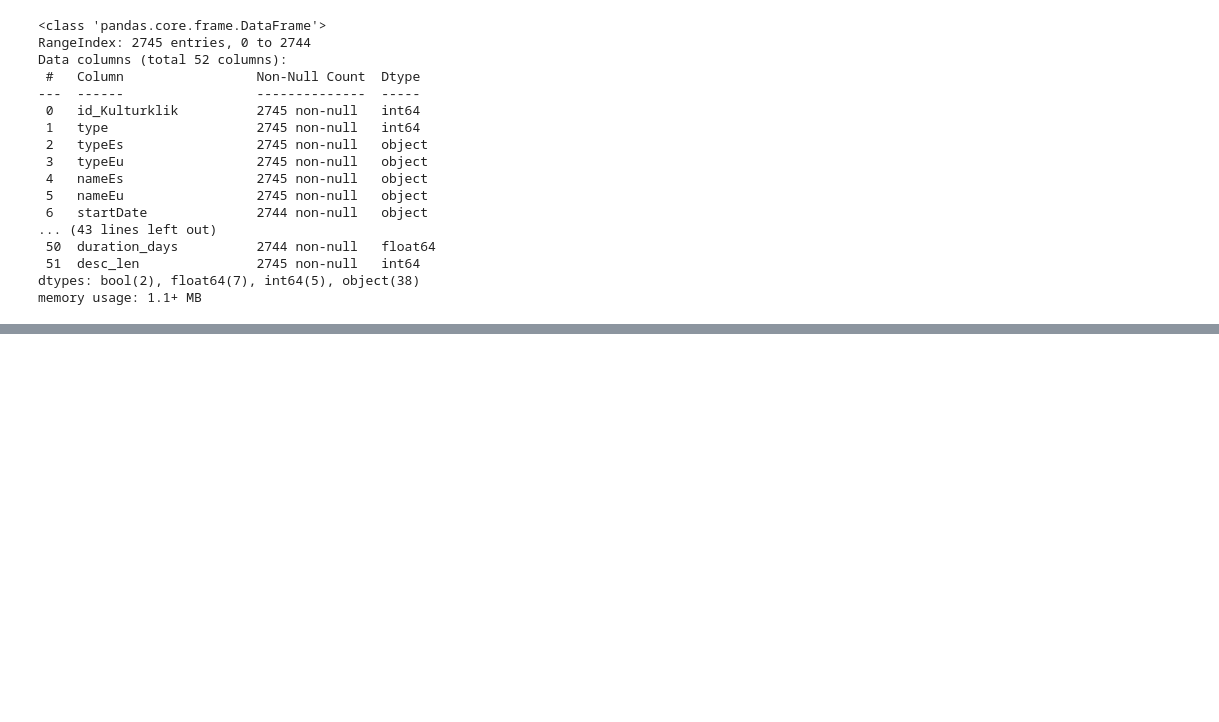
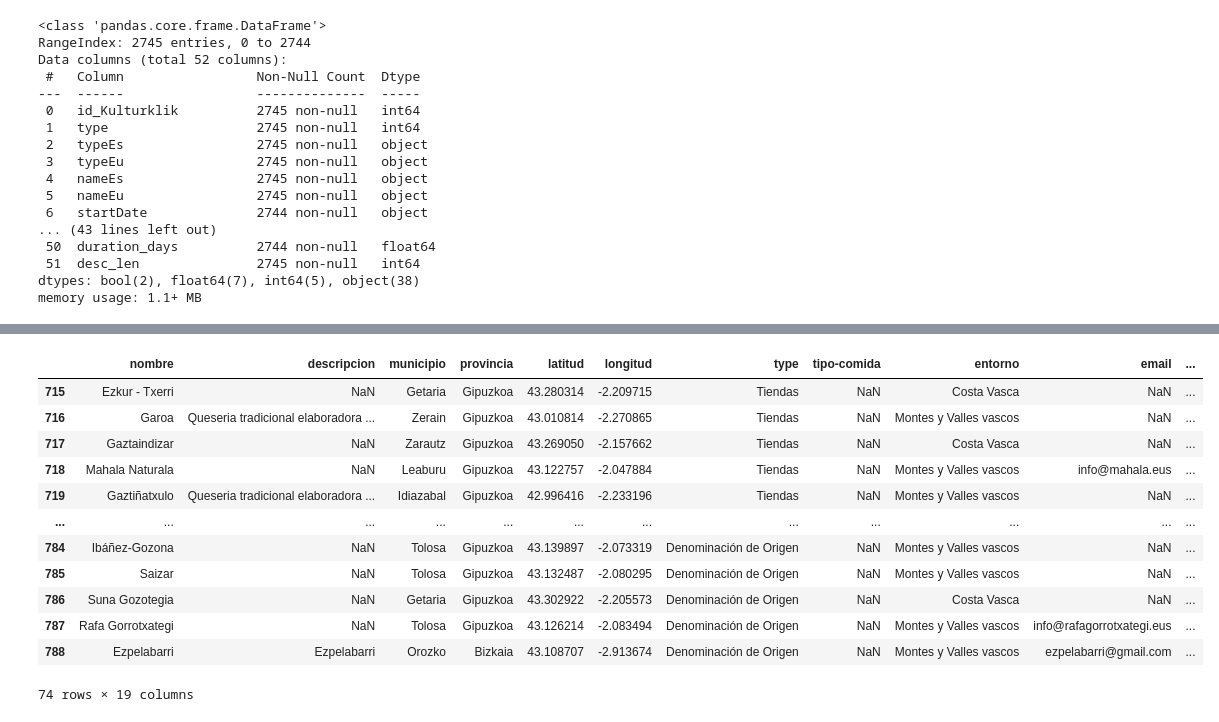
Before and after one commit to jlalonsoredon/desafio, a Jupyter notebook: merge_data.ipynb, the cells around one changed output, grey strips where cells are left out. Cells and saved outputs as stored; diff of their text form; code cells hidden in the pictures; blank space fills up the shorter version.

```diff
--- a/merge_data.ipynb
+++ b/merge_data.ipynb
@@ -683,0 +682,18 @@ NameError: name 'read_csv' is not defined
+# %%
+# selecion de categoria que contiene tiendas
+df = df[df["categoria"].str.contains("tiendas", case=False, na=False)].copy()
+df
+# %% [output]
+|  | nombre | descripcion | municipio | provincia | latitud | longitud | type | tipo-comida | entorno | email | ... |
+| 715 | Ezkur - Txerri | NaN | Getaria | Gipuzkoa | 43.280314 | -2.209715 | Tiendas | NaN | Costa Vasca | NaN | ... |
+| 716 | Garoa | Queseria tradicional elaboradora ... | Zerain | Gipuzkoa | 43.010814 | -2.270865 | Tiendas | NaN | Montes y Valles vascos | NaN | ... |
+| 717 | Gaztaindizar | NaN | Zarautz | Gipuzkoa | 43.269050 | -2.157662 | Tiendas | NaN | Costa Vasca | NaN | ... |
+| 718 | Mahala Naturala | NaN | Leaburu | Gipuzkoa | 43.122757 | -2.047884 | Tiendas | NaN | Montes y Valles vascos | info@mahala.eus | ... |
+| 719 | Gaztiñatxulo | Queseria tradicional elaboradora ... | Idiazabal | Gipuzkoa | 42.996416 | -2.233196 | Tiendas | NaN | Montes y Valles vascos | NaN | ... |
+| ... | ... | ... | ... | ... | ... | ... | ... | ... | ... | ... | ... |
+| 784 | Ibáñez-Gozona | NaN | Tolosa | Gipuzkoa | 43.139897 | -2.073319 | Denominación de Origen | NaN | Montes y Valles vascos | NaN | ... |
+| 785 | Saizar | NaN | Tolosa | Gipuzkoa | 43.132487 | -2.080295 | Denominación de Origen | NaN | Montes y Valles vascos | NaN | ... |
+| 786 | Suna Gozotegia | NaN | Getaria | Gipuzkoa | 43.302922 | -2.205573 | Denominación de Origen | NaN | Costa Vasca | NaN | ... |
+| 787 | Rafa Gorrotxategi | NaN | Tolosa | Gipuzkoa | 43.126214 | -2.083494 | Denominación de Origen | NaN | Montes y Valles vascos | info@rafagorrotxategi.eus | ... |
+| 788 | Ezpelabarri | Ezpelabarri | Orozko | Bizkaia | 43.108707 | -2.913674 | Denominación de Origen | NaN | Montes y Valles vascos | ezpelabarri@gmail.com | ... |
+74 rows × 19 columns
```
Also changed, not shown: parts of 2 cells of this notebook, 1 other file.
